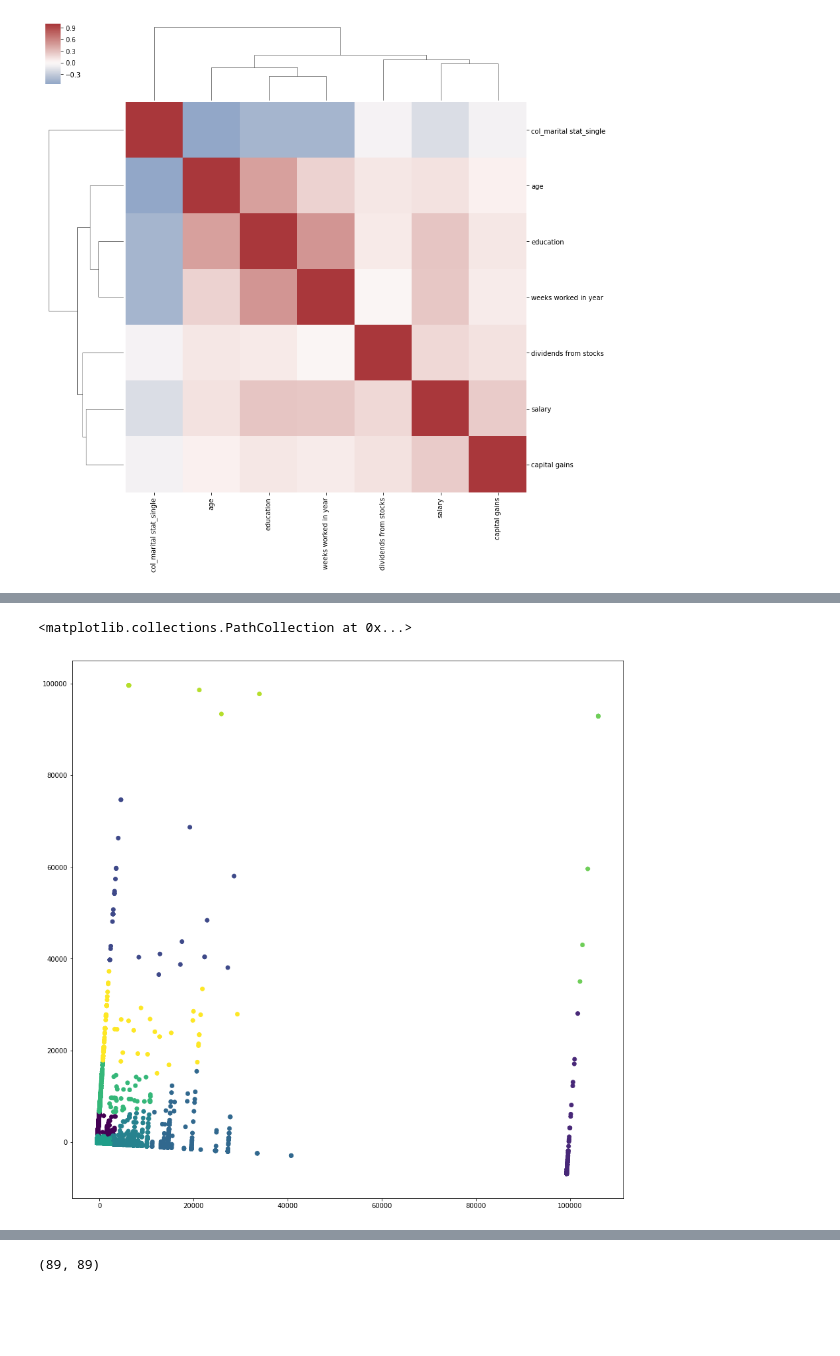
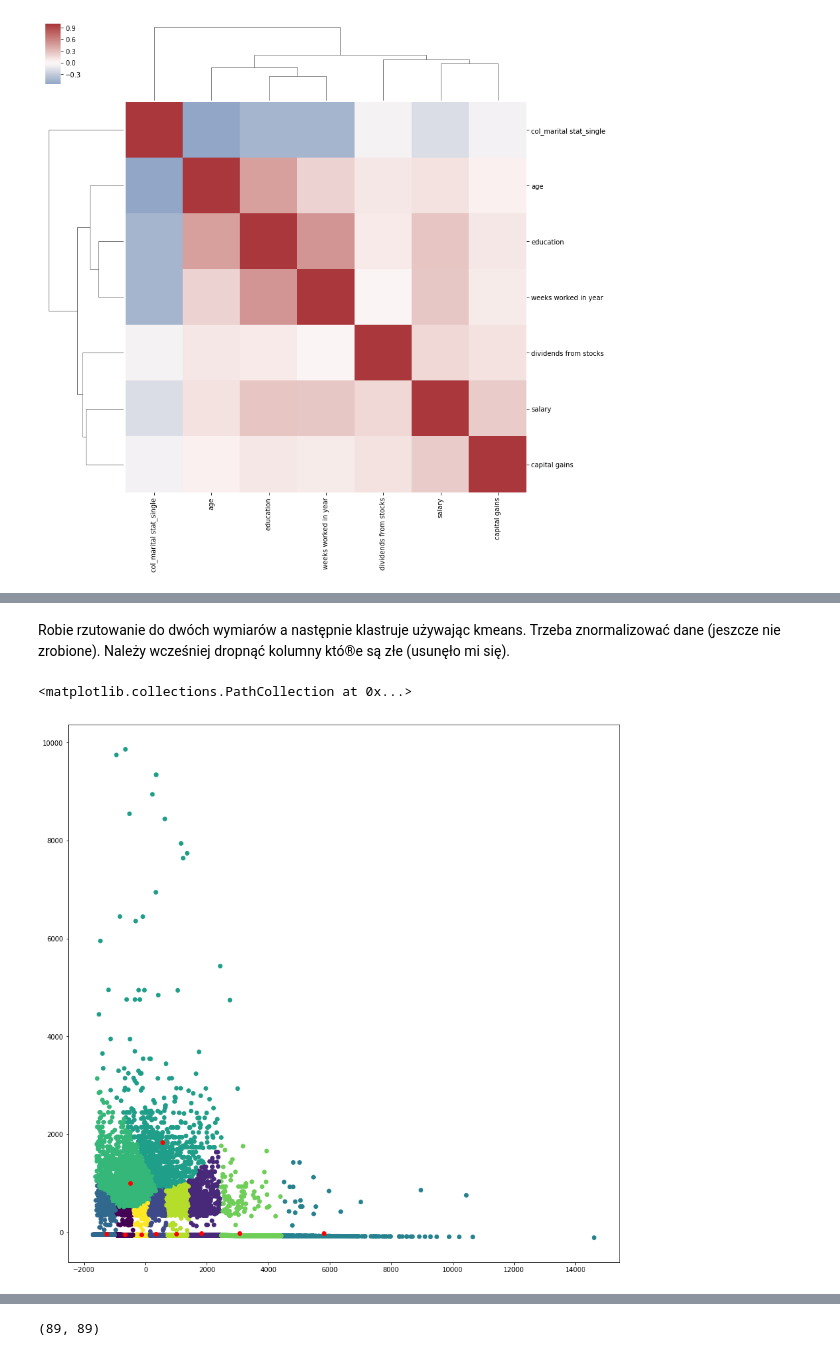
Before and after one commit to mMarzeta/data_exploration, a Jupyter notebook: ed.ipynb, the cells around one changed output, grey strips where cells are left out. Drawn from its saved outputs; the diff is of its cells as text; code cells hidden in the pictures; blank space fills up the shorter version.

Commit message:
clusters

```diff
--- a/ed.ipynb
+++ b/ed.ipynb
@@ -294,3 +248,13 @@ Robie rzutowanie do dwóch wymiarów a następnie
+# %%
+df['dividends from stocks'] = normalize(df, 'dividends from stocks')
+df['weeks worked in year'] = normalize(df, 'weeks worked in year')
+# %%
+df['capital gains'] = normalize(df, 'capital gains')
+df['capital losses'] = normalize(df, 'capital losses')
+# %%
+numerical_features = df.select_dtypes(include=[np.number])
+# %% [markdown]
+Robie rzutowanie do dwóch wymiarów a następnie klastruje używając kmeans. Trzeba znormalizować dane (jeszcze nie zrobione). Należy wcześniej dropnąć kolumny któ®e są złe (usunęło mi się).
 # %%
 pca = PCA(n_components=2).fit(numerical_features)
 # %%
@@ -299,13 +263,18 @@ pca_2d_x = [p[0] for p in pca_2d[:100000]]
 pca_2d_y = [p[1] for p in pca_2d[:100000]]
 # %%
 kmeans = KMeans(n_clusters=10).fit(numerical_features)
+# %%
+clusters_centers = pca.transform(kmeans.cluster_centers_)
+clusters_centers_x = [p[0] for p in clusters_centers]
+clusters_centers_y = [p[1] for p in clusters_centers]
 # %%
 labels = kmeans.labels_[:100000]
 plt.figure(figsize=(15,15))
 plt.scatter(pca_2d_x, pca_2d_y,c=labels)
+plt.scatter(clusters_centers_x, clusters_centers_y, c='red')
 # %% [output]
 <matplotlib.collections.PathCollection at 0x...>
-[figure, old version]
+[figure, new version]
 # %%
 kmeans.cluster_centers_
 # %% [output]
```
Also changed, not shown: parts of 6 cells of this notebook.
